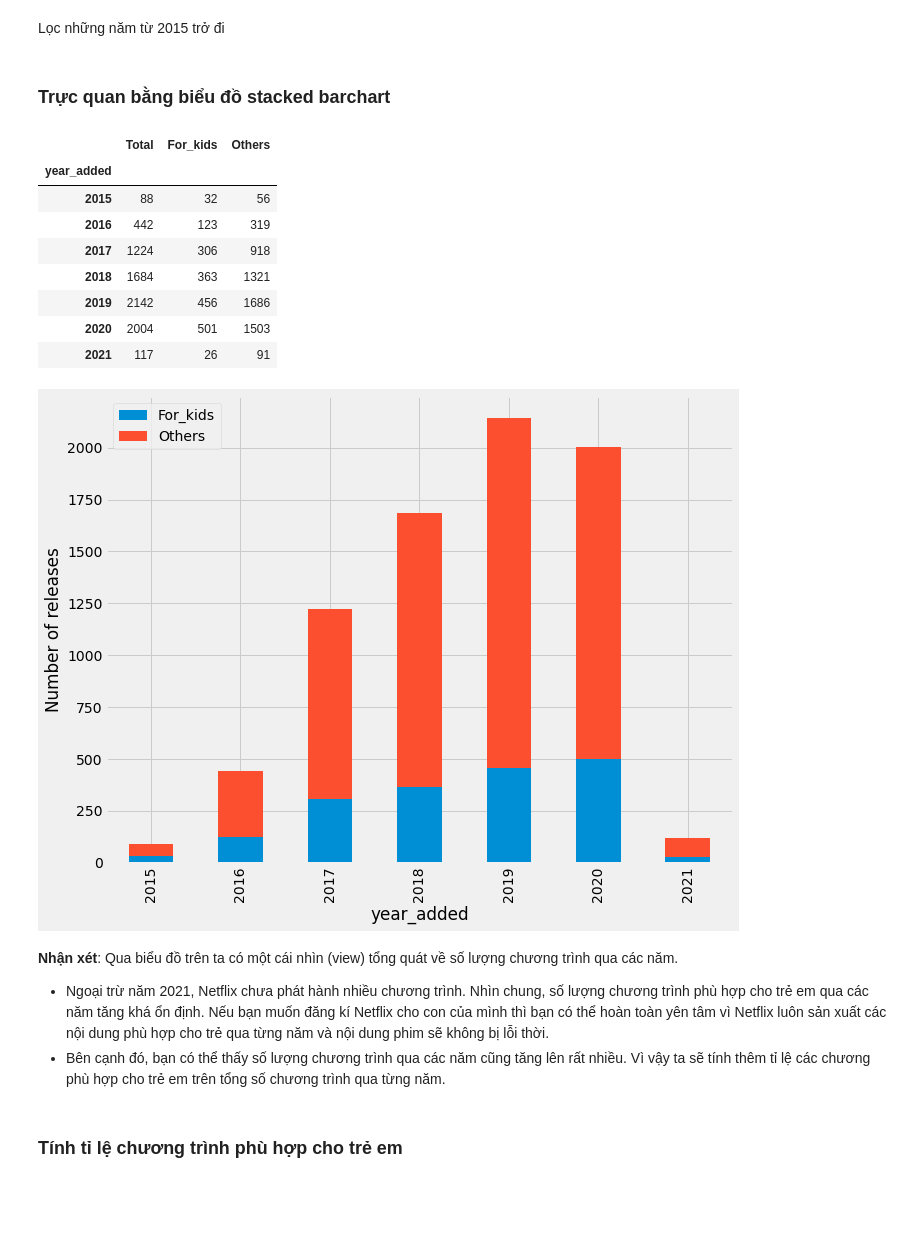
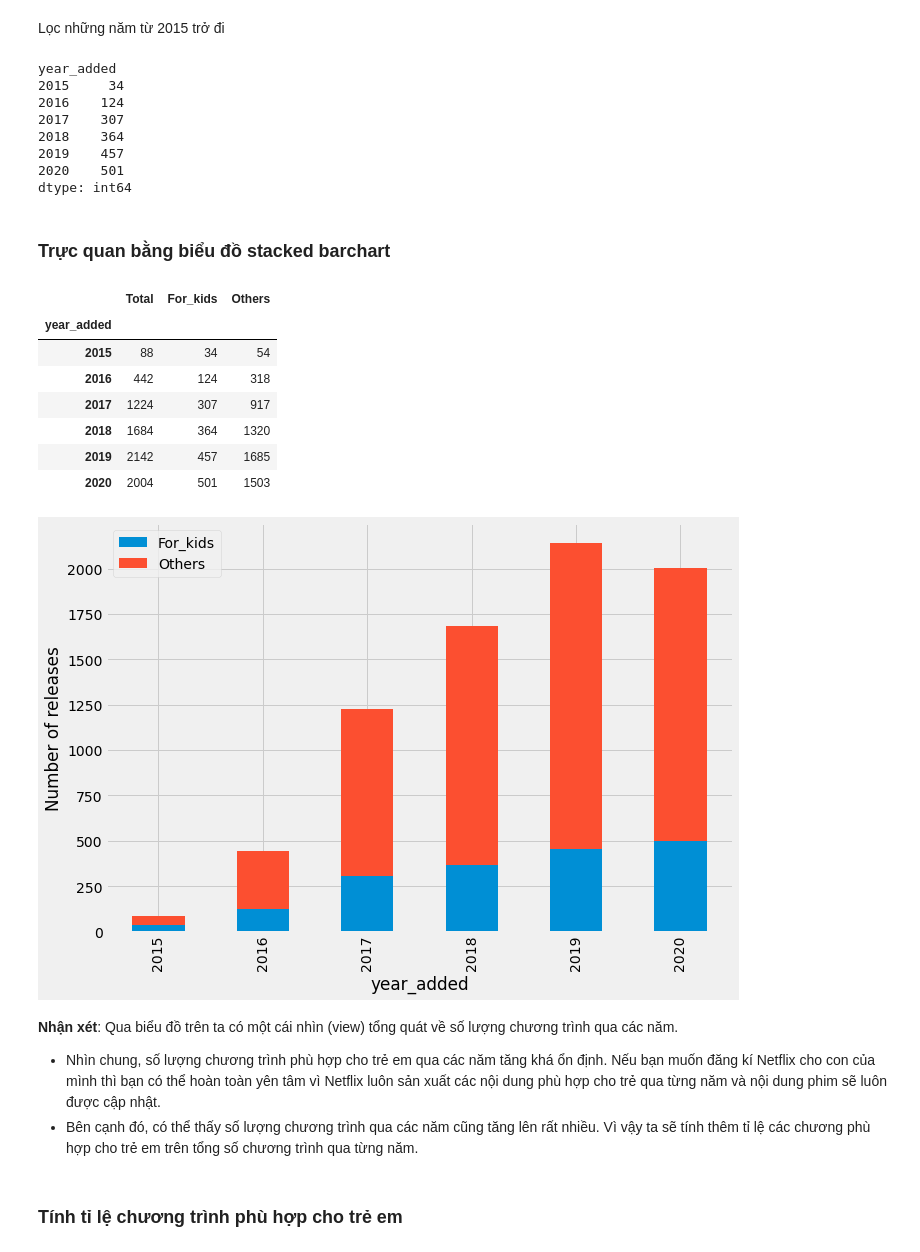
Before and after one commit to Duyvugithub/Final_P4DS, a Jupyter notebook: Notebook.ipynb, the cells around one changed output. Cells and saved outputs as stored; diff of their text form; code cells hidden in the pictures; blank space fills up the shorter version.

```diff
--- a/Notebook.ipynb
+++ b/Notebook.ipynb
@@ -159,7 +160,7 @@ Theo [MÔ TẢ CỦA NETFLIX](https://help.netflix.com/en/node/2064/us)
 # %%
 nmts_df.rating = nmts_df.rating.fillna('UR').replace('UR', 'NR')
 # %%
-nmts_df.rating = nmts_df.rating.replace("TV-Y7-FV", "FV")
+nmts_df.rating = nmts_df.rating.replace("TV-Y7-FV", "TV-Y7")
 # %%
 nmts_df.rating.unique()
 # %% [output]
@@ -354,2 +368,3 @@ Ta thấy có nhiều năm có số lượng quan sát rất nhỏ, làm cho k
 # %%
-nmts_by_year = nmts_by_year[nmts_by_year.index >= 2015]
+nmts_by_year = nmts_by_year.loc[2015:2020]
+nmts_by_year
@@ -376,7 +400,17 @@ dtype: int64
 # %% [markdown]
 Lọc những năm từ 2015 trở đi
 # %%
-kid_by_year = kid_by_year[kid_by_year.index >= 2015]
+kid_by_year = kid_by_year.loc[2015:2020]
+kid_by_year
+# %% [output]
+year_added
+2015     34
+2016    124
+2017    307
+2018    364
+2019    457
+2020    501
+dtype: int64
 # %% [markdown]
 ### Trực quan bằng biểu đồ stacked barchart
 # %%
@@ -387,21 +421,20 @@ df_by_year
 # %% [output]
 |  | Total | For_kids | Others |
 | year_added |  |  |  |
-| 2015 | 88 | 32 | 56 |
-| 2016 | 442 | 123 | 319 |
-| 2017 | 1224 | 306 | 918 |
-| 2018 | 1684 | 363 | 1321 |
-| 2019 | 2142 | 456 | 1686 |
+| 2015 | 88 | 34 | 54 |
+| 2016 | 442 | 124 | 318 |
+| 2017 | 1224 | 307 | 917 |
+| 2018 | 1684 | 364 | 1320 |
+| 2019 | 2142 | 457 | 1685 |
 | 2020 | 2004 | 501 | 1503 |
-| 2021 | 117 | 26 | 91 |
 # %%
-df_by_year[["For_kids", "Others"]].plot.bar(stacked=True, figsize=(10,8), ylabel="Number of releases");
+df_by_year[["For_kids", "Others"]].plot.bar(stacked=True, figsize=(10,7), ylabel="Number of releases");
 # %% [output]
-[figure, old version]
+[figure, new version]
 # %% [markdown]
 **Nhận xét**: Qua biểu đồ trên ta có một cái nhìn (view) tổng quát về số lượng chương trình qua các năm.
-   - Ngoại trừ năm 2021, Netflix chưa phát hành nhiều chương trình. Nhìn chung, số lượng chương trình phù hợp cho trẻ em qua các năm tăng khá ổn định. Nếu bạn muốn đăng kí Netflix cho con của mình thì bạn có thể hoàn toàn yên tâm vì Netflix luôn sản xuất các nội dung phù hợp cho trẻ qua từng năm và nội dung phim sẽ không bị lỗi thời.
-   - Bên cạnh đó, bạn có thể thấy số lượng chương trình qua các năm cũng tăng lên rất nhiều. Vì vậy ta sẽ tính thêm tỉ lệ các chương phù hợp cho trẻ em trên tổng số chương trình qua từng năm.
+   - Nhìn chung, số lượng chương trình phù hợp cho trẻ em qua các năm tăng khá ổn định. Nếu bạn muốn đăng kí Netflix cho con của mình thì bạn có thể hoàn toàn yên tâm vì Netflix luôn sản xuất các nội dung phù hợp cho trẻ qua từng năm và nội dung phim sẽ luôn được cập nhật.
+   - Bên cạnh đó, có thể thấy số lượng chương trình qua các năm cũng tăng lên rất nhiều. Vì vậy ta sẽ tính thêm tỉ lệ các chương phù hợp cho trẻ em trên tổng số chương trình qua từng năm.
 # %% [markdown]
 ### Tính tỉ lệ chương trình phù hợp cho trẻ em
 # %%
```
Also changed, not shown: parts of 28 cells of this notebook.
